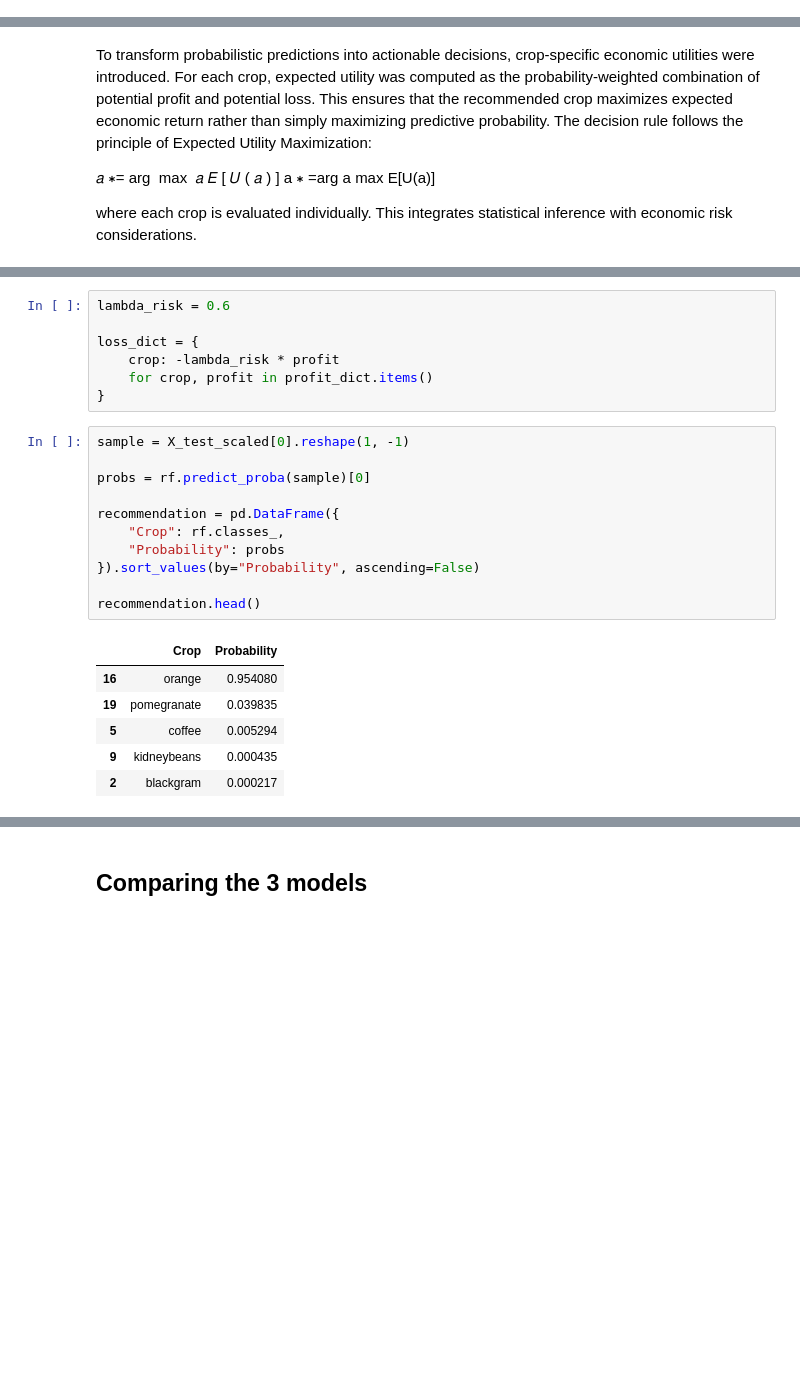
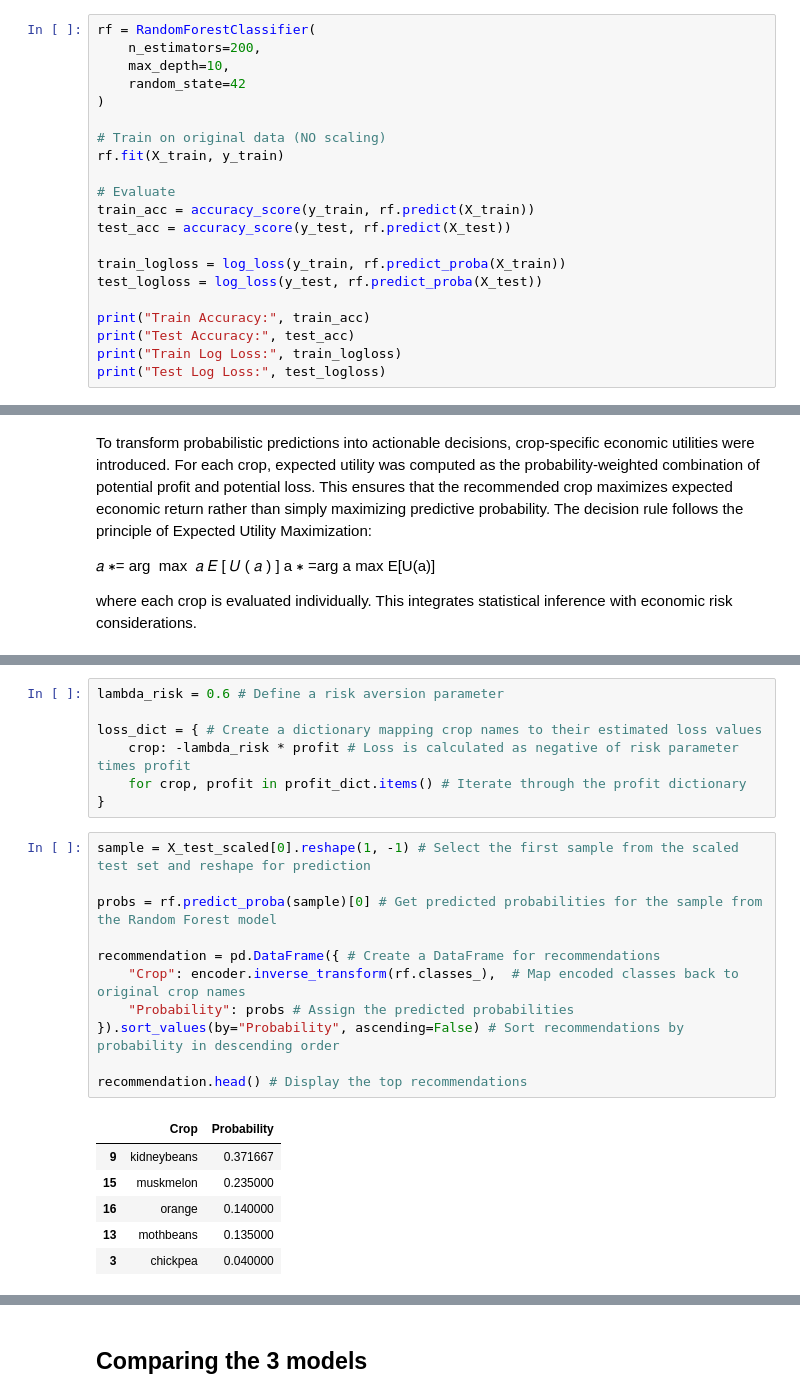
Before and after one commit to 333ihab/Agriculture-Crop-Recommendation-Revised, a Jupyter notebook: Revized.CropPrediction.ipynb, the cells around one changed output, grey strips where cells are left out. Saved outputs shown, nothing was run; the diff lists cells and outputs as text; blank space fills up the shorter version.

```diff
--- a/Revized.CropPrediction.ipynb
+++ b/Revized.CropPrediction.ipynb
@@ -134,0 +150,21 @@ rf_accuracy = rf.score(X_test_scaled, y_test)
+# %%
+rf = RandomForestClassifier(
+    n_estimators=200,
+    max_depth=10,
+    random_state=42
+)
+
+# Train on original data (NO scaling)
+rf.fit(X_train, y_train)
+
+# Evaluate
+train_acc = accuracy_score(y_train, rf.predict(X_train))
+test_acc = accuracy_score(y_test, rf.predict(X_test))
+
+train_logloss = log_loss(y_train, rf.predict_proba(X_train))
+test_logloss = log_loss(y_test, rf.predict_proba(X_test))
+
+print("Train Accuracy:", train_acc)
+print("Test Accuracy:", test_acc)
+print("Train Log Loss:", train_logloss)
+print("Test Log Loss:", test_logloss)
@@ -418,28 +484,28 @@ profit_dict = {
     "coffee": 210
 }
 # %%
-lambda_risk = 0.6
+lambda_risk = 0.6 # Define a risk aversion parameter
 
-loss_dict = {
-    crop: -lambda_risk * profit
-    for crop, profit in profit_dict.items()
+loss_dict = { # Create a dictionary mapping crop names to their estimated loss values
+    crop: -lambda_risk * profit # Loss is calculated as negative of risk parameter times profit
+    for crop, profit in profit_dict.items() # Iterate through the profit dictionary
 }
 # %%
-sample = X_test_scaled[0].reshape(1, -1)
+sample = X_test_scaled[0].reshape(1, -1) # Select the first sample from the scaled test set and reshape for prediction
 
-probs = rf.predict_proba(sample)[0]
+probs = rf.predict_proba(sample)[0] # Get predicted probabilities for the sample from the Random Forest model
 
-recommendation = pd.DataFrame({
-    "Crop": rf.classes_,
-    "Probability": probs
-}).sort_values(by="Probability", ascending=False)
+recommendation = pd.DataFrame({ # Create a DataFrame for recommendations
+    "Crop": encoder.inverse_transform(rf.classes_),  # Map encoded classes back to original crop names
+    "Probability": probs # Assign the predicted probabilities
+}).sort_values(by="Probability", ascending=False) # Sort recommendations by probability in descending order
 
-recommendation.head()
+recommendation.head() # Display the top recommendations
 # %% [output]
 |  | Crop | Probability |
-| 16 | orange | 0.954080 |
-| 19 | pomegranate | 0.039835 |
-| 5 | coffee | 0.005294 |
-| 9 | kidneybeans | 0.000435 |
-| 2 | blackgram | 0.000217 |
+| 9 | kidneybeans | 0.371667 |
+| 15 | muskmelon | 0.235000 |
+| 16 | orange | 0.140000 |
+| 13 | mothbeans | 0.135000 |
+| 3 | chickpea | 0.040000 |
 # %%
```
Also changed, not shown: parts of 88 cells of this notebook.
